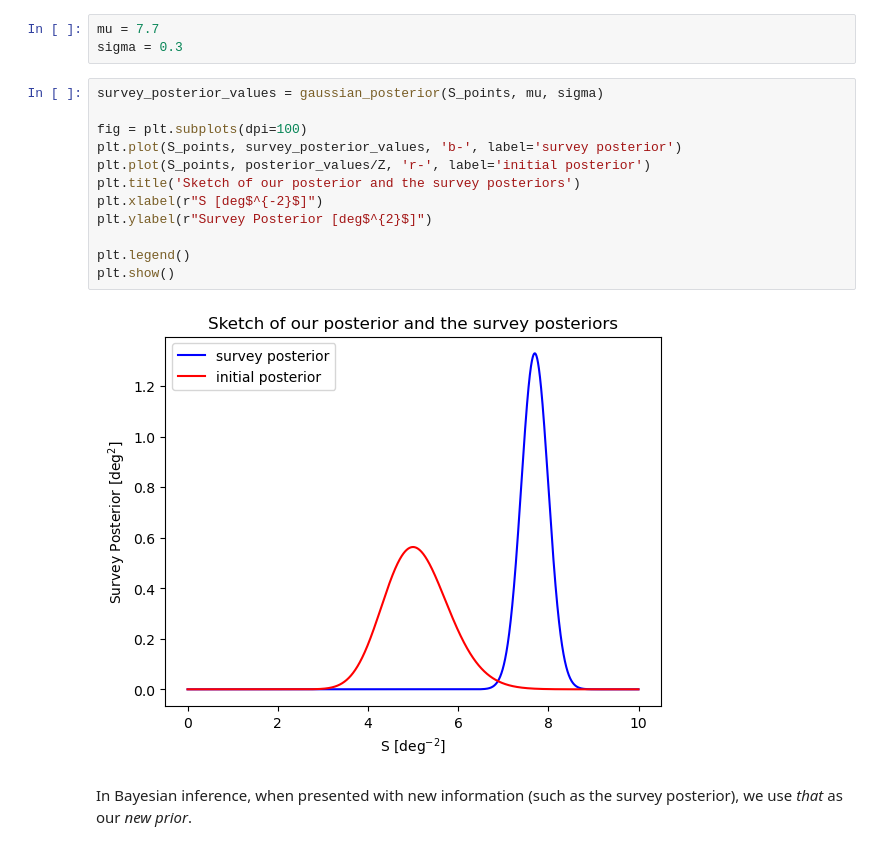
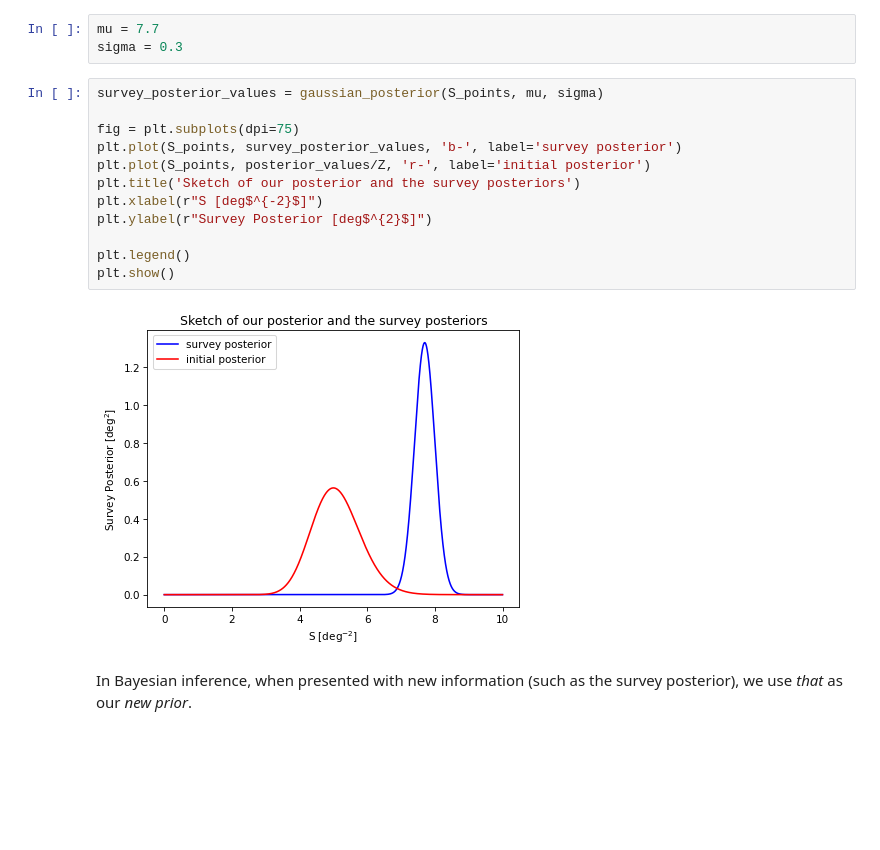
Before and after one commit to guner-aygin/Uni---second-year-assignments, a Jupyter notebook: Inference from Scientific Data/ISD Worksheet 2.ipynb, the cells around one changed output. Drawn from its saved outputs; the diff is of its cells as text; blank space fills up the shorter version.

```diff
--- a/Inference from Scientific Data/ISD Worksheet 2.ipynb
+++ b/Inference from Scientific Data/ISD Worksheet 2.ipynb
@@ -144,17 +144,17 @@ sigma = 0.3
 # %%
 survey_posterior_values = gaussian_posterior(S_points, mu, sigma)
 
-fig = plt.subplots(dpi=100)
+fig = plt.subplots(dpi=75)
 plt.plot(S_points, survey_posterior_values, 'b-', label='survey posterior')
 plt.plot(S_points, posterior_values/Z, 'r-', label='initial posterior')
 plt.title('Sketch of our posterior and the survey posteriors')
 plt.xlabel(r"S [deg$^{-2}$]")
 plt.ylabel(r"Survey Posterior [deg$^{2}$]")
 
 plt.legend()
 plt.show()
 # %% [output]
-[figure, old version]
+[figure, new version]
 # %% [markdown]
 In Bayesian inference, when presented with new information (such as the survey posterior), we use *that* as our *new prior*.
 # %%
```
Also changed, not shown: parts of 5 cells of this notebook.
